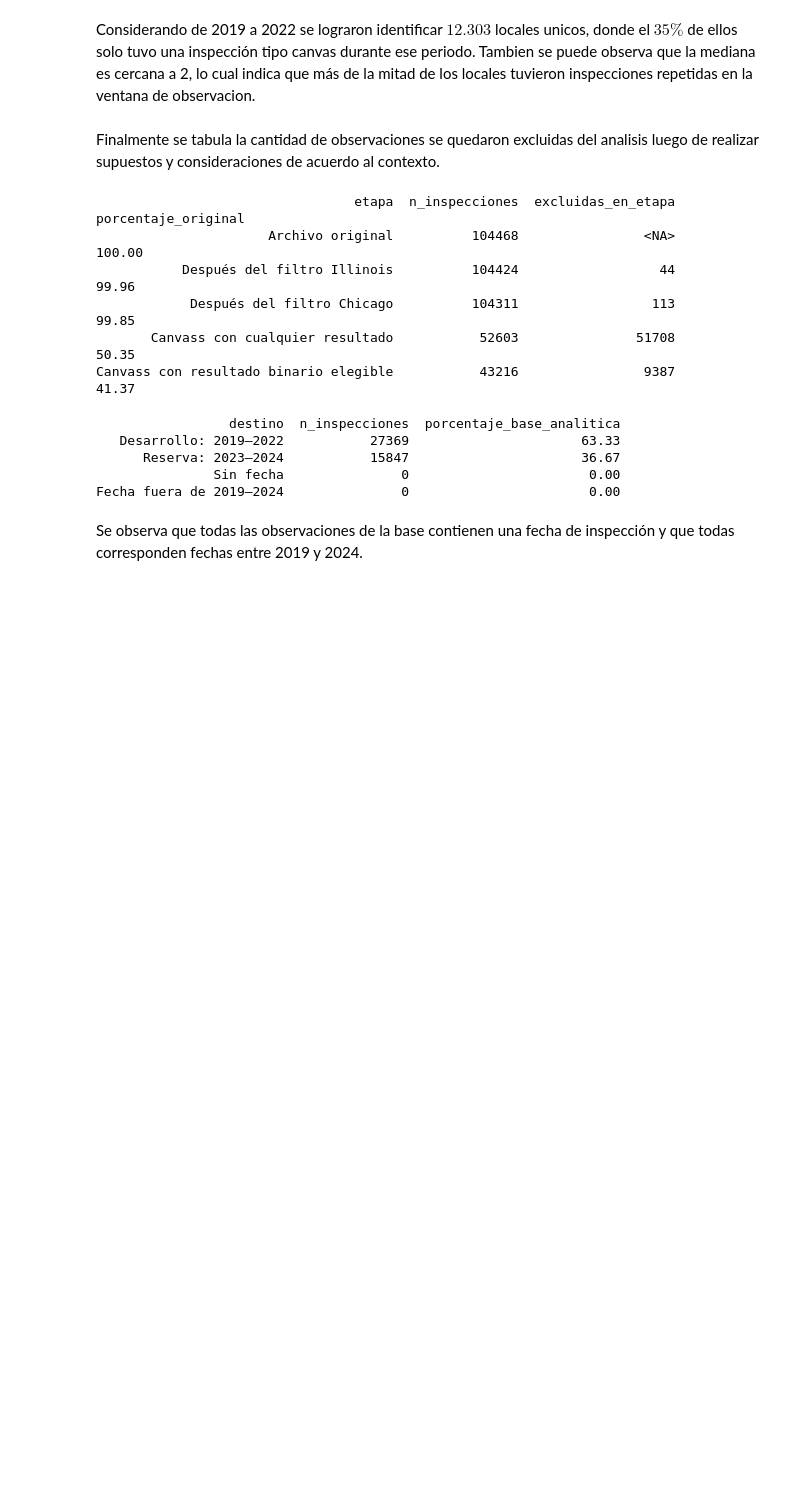
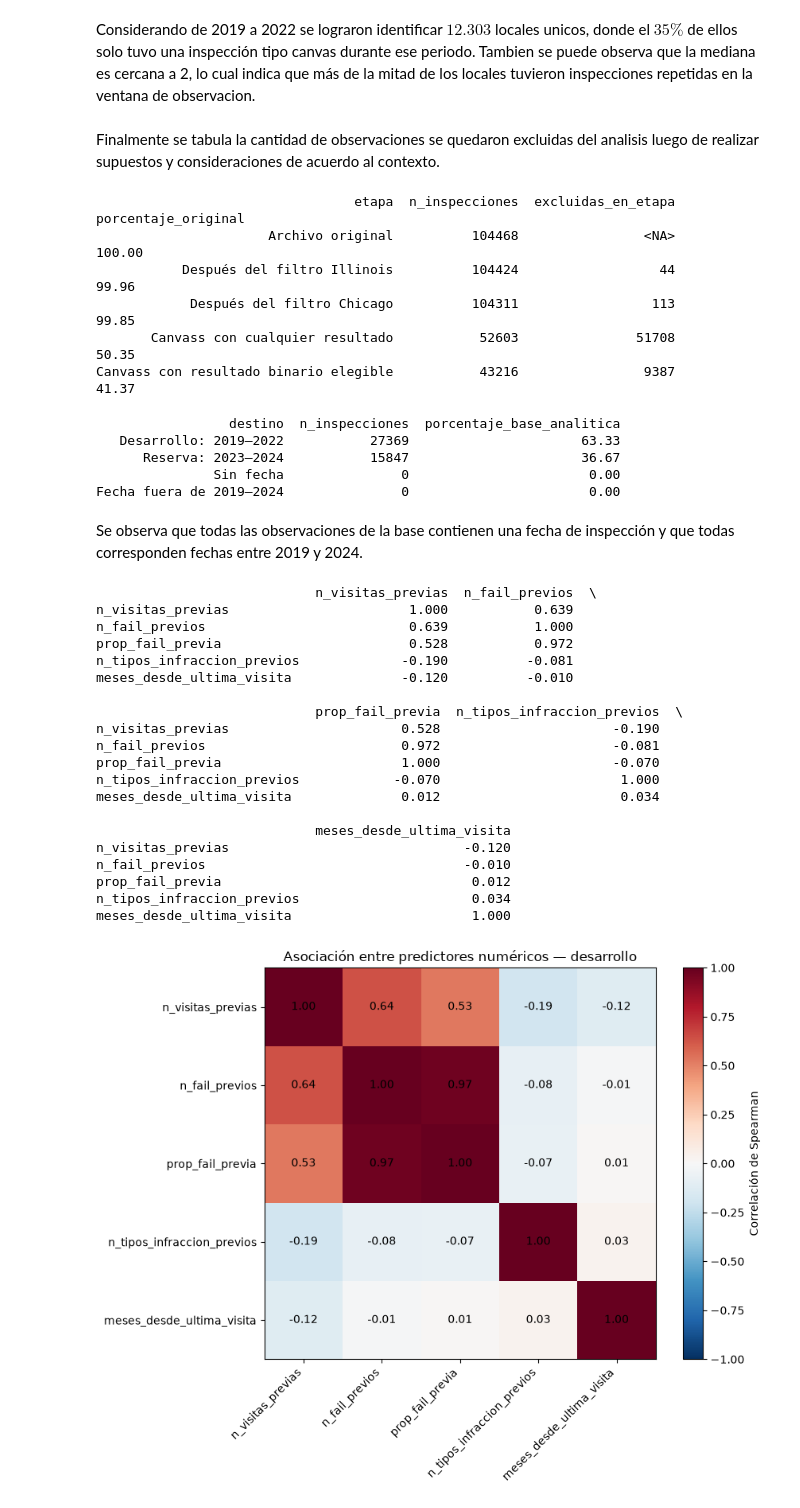
Before and after one commit to jpmondaca/Proyecto-Topicos, a Jupyter notebook: main.ipynb, the cells around one changed output. Drawn from its saved outputs; the diff is of its cells as text; code cells hidden in the pictures; blank space fills up the shorter version.

Commit message:
modelo m2 y matriz corr

```diff
--- a/main.ipynb
+++ b/main.ipynb
@@ -1406,3 +1406,53 @@ print(tabla_particiones.round(2).to_string(index=False))
 Fecha fuera de 2019–2024               0                       0.00
 # %% [markdown]
 Se observa que todas las observaciones de la base contienen una fecha de inspección y que todas corresponden fechas entre 2019 y 2024.
+# %%
+## correlaciones
+
+correlaciones = desarrollo[numericas].corr(method="spearman")
+print(correlaciones.round(3))
+
+fig, ax = plt.subplots(figsize=(9, 7))
+imagen = ax.imshow(
+    correlaciones,
+    cmap="RdBu_r",
+    vmin=-1,
+    vmax=1,
+)
+
+ax.set_xticks(range(len(numericas)), numericas, rotation=45, ha="right")
+ax.set_yticks(range(len(numericas)), numericas)
+
+for i in range(len(numericas)):
+    for j in range(len(numericas)):
+        ax.text(
+            j, i, f"{correlaciones.iloc[i, j]:.2f}",
+            ha="center", va="center",
+        )
+
+fig.colorbar(imagen, ax=ax, label="Correlación de Spearman")
+ax.set_title("Asociación entre predictores numéricos — desarrollo")
+plt.tight_layout()
+plt.show()
+# %% [output]
+                            n_visitas_previas  n_fail_previos  \
+n_visitas_previas                       1.000           0.639
+n_fail_previos                          0.639           1.000
+prop_fail_previa                        0.528           0.972
+n_tipos_infraccion_previos             -0.190          -0.081
+meses_desde_ultima_visita              -0.120          -0.010
+
+                            prop_fail_previa  n_tipos_infraccion_previos  \
+n_visitas_previas                      0.528                      -0.190
+n_fail_previos                         0.972                      -0.081
+prop_fail_previa                       1.000                      -0.070
+n_tipos_infraccion_previos            -0.070                       1.000
+meses_desde_ultima_visita              0.012                       0.034
+
+                            meses_desde_ultima_visita
+n_visitas_previas                              -0.120
+n_fail_previos                                 -0.010
+prop_fail_previa                                0.012
+n_tipos_infraccion_previos                      0.034
+meses_desde_ultima_visita                       1.000
+[figure, added]
```
Also changed, not shown: parts of 20 cells of this notebook.
